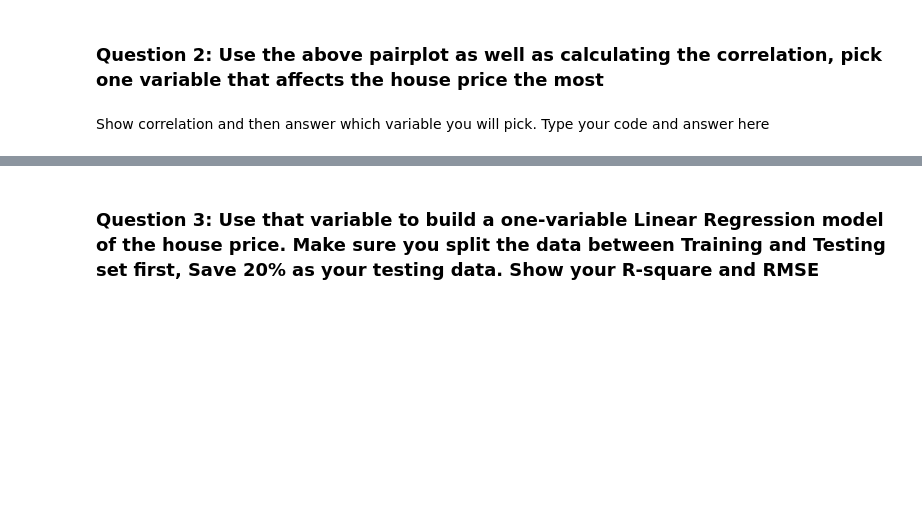
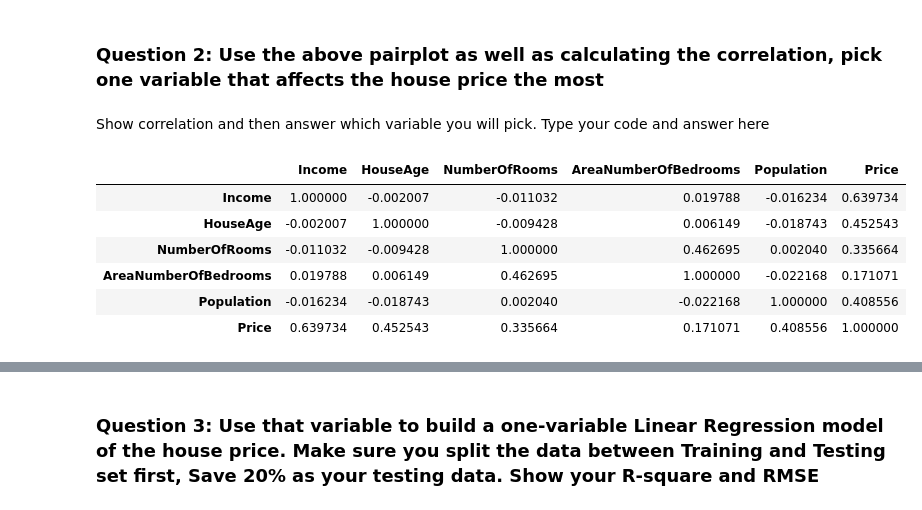
Before and after one commit to Arx1971/Linear-Regression-And-Logistic-Regression, a Jupyter notebook: HW2_Spring2020.ipynb, the cells around one changed output, grey strips where cells are left out. Saved outputs shown, nothing was run; the diff lists cells and outputs as text; code cells hidden in the pictures; blank space fills up the shorter version.

```diff
--- a/HW2_Spring2020.ipynb
+++ b/HW2_Spring2020.ipynb
@@ -46,3 +49,13 @@ Type your code here
 # %% [markdown]
 Show correlation and then answer which variable you will pick.
 Type your code and answer here
+# %%
+housing.corr()
+# %% [output]
+|  | Income | HouseAge | NumberOfRooms | AreaNumberOfBedrooms | Population | Price |
+| Income | 1.000000 | -0.002007 | -0.011032 | 0.019788 | -0.016234 | 0.639734 |
+| HouseAge | -0.002007 | 1.000000 | -0.009428 | 0.006149 | -0.018743 | 0.452543 |
+| NumberOfRooms | -0.011032 | -0.009428 | 1.000000 | 0.462695 | 0.002040 | 0.335664 |
+| AreaNumberOfBedrooms | 0.019788 | 0.006149 | 0.462695 | 1.000000 | -0.022168 | 0.171071 |
+| Population | -0.016234 | -0.018743 | 0.002040 | -0.022168 | 1.000000 | 0.408556 |
+| Price | 0.639734 | 0.452543 | 0.335664 | 0.171071 | 0.408556 | 1.000000 |
```
Also changed, not shown: parts of 8 cells of this notebook.
